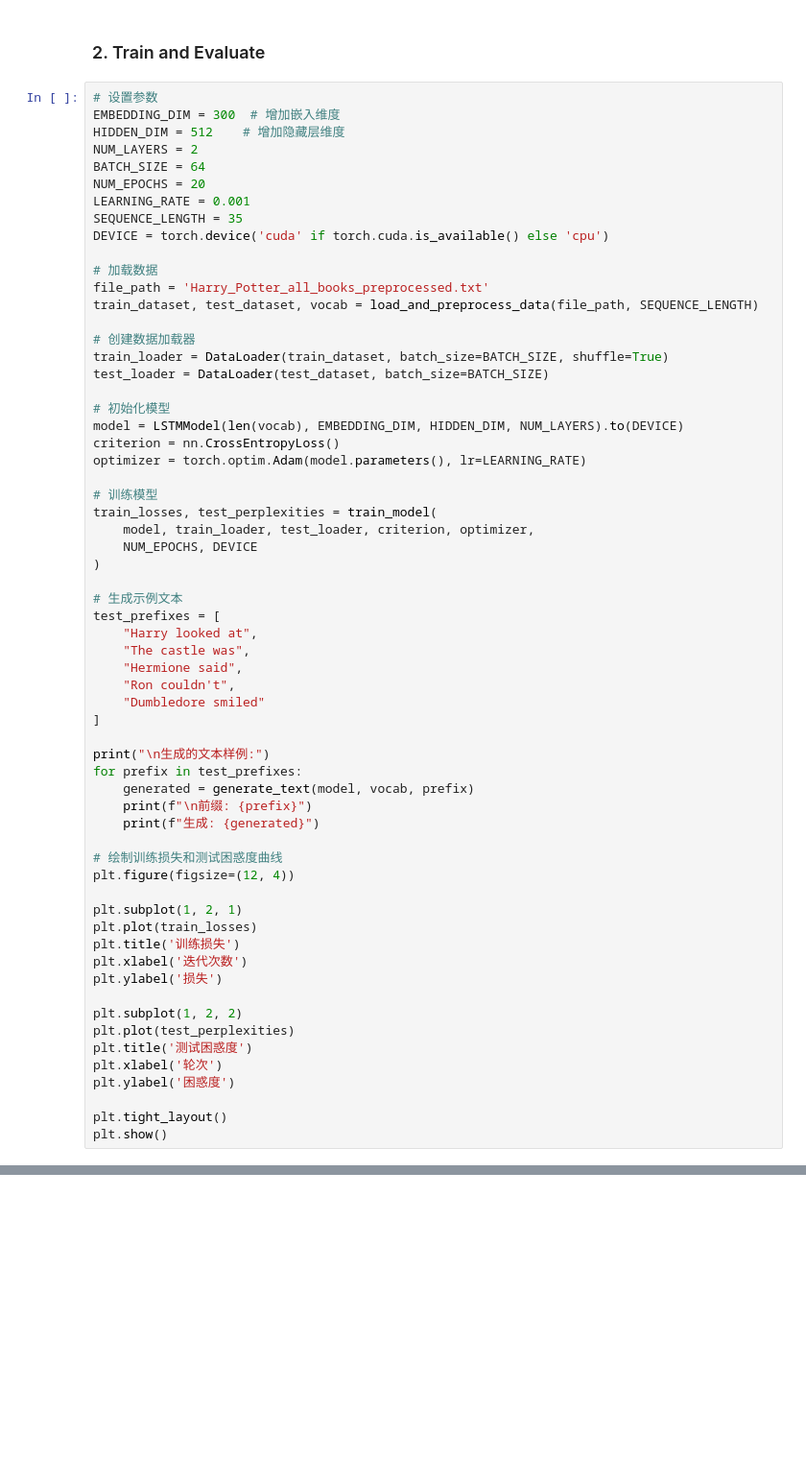
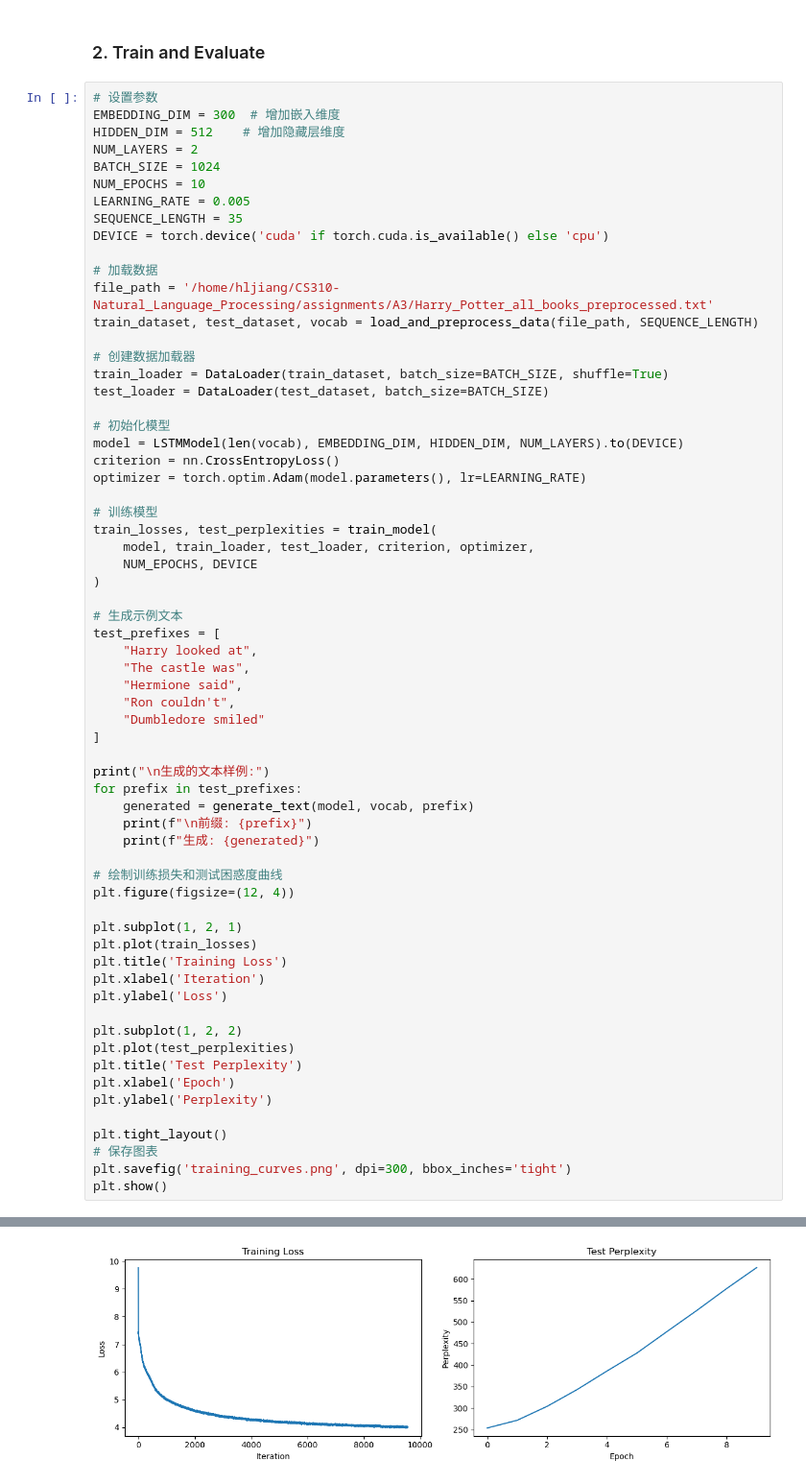
Before and after one commit to Scodive/CS310-Natural_Language_Processing, a Jupyter notebook: assignments/A3/A3_lm-lstm.ipynb, the cells around one changed output, grey strips where cells are left out. Shown at 96% size. Drawn from its saved outputs; the diff is of its cells as text; blank space fills up the shorter version.

```diff
--- a/assignments/A3/A3_lm-lstm.ipynb
+++ b/assignments/A3/A3_lm-lstm.ipynb
@@ -166,14 +265,14 @@ def generate_text(model, vocab, prefix, max_length=50, temperature=1.0):
 EMBEDDING_DIM = 300  # 增加嵌入维度
 HIDDEN_DIM = 512    # 增加隐藏层维度
 NUM_LAYERS = 2
-BATCH_SIZE = 64
-NUM_EPOCHS = 20
-LEARNING_RATE = 0.001
+BATCH_SIZE = 1024
+NUM_EPOCHS = 10
+LEARNING_RATE = 0.005
 SEQUENCE_LENGTH = 35
 DEVICE = torch.device('cuda' if torch.cuda.is_available() else 'cpu')
 
 # 加载数据
-file_path = 'Harry_Potter_all_books_preprocessed.txt'
+file_path = '/home/hljiang/CS310-Natural_Language_Processing/assignments/A3/Harry_Potter_all_books_preprocessed.txt'
 train_dataset, test_dataset, vocab = load_and_preprocess_data(file_path, SEQUENCE_LENGTH)
 
 # 创建数据加载器
@@ -211,15 +310,18 @@ plt.figure(figsize=(12, 4))
 
 plt.subplot(1, 2, 1)
 plt.plot(train_losses)
-plt.title('训练损失')
-plt.xlabel('迭代次数')
-plt.ylabel('损失')
+plt.title('Training Loss')
+plt.xlabel('Iteration')
+plt.ylabel('Loss')
 
 plt.subplot(1, 2, 2)
 plt.plot(test_perplexities)
-plt.title('测试困惑度')
-plt.xlabel('轮次')
-plt.ylabel('困惑度')
+plt.title('Test Perplexity')
+plt.xlabel('Epoch')
+plt.ylabel('Perplexity')
 
 plt.tight_layout()
+# 保存图表
+plt.savefig('training_curves.png', dpi=300, bbox_inches='tight')
 plt.show()
+# %% [output]
@@ -225,0 +345 @@ plt.show()
+[figure, added]
```
Also changed, not shown: parts of 5 cells of this notebook, 4 other files.
